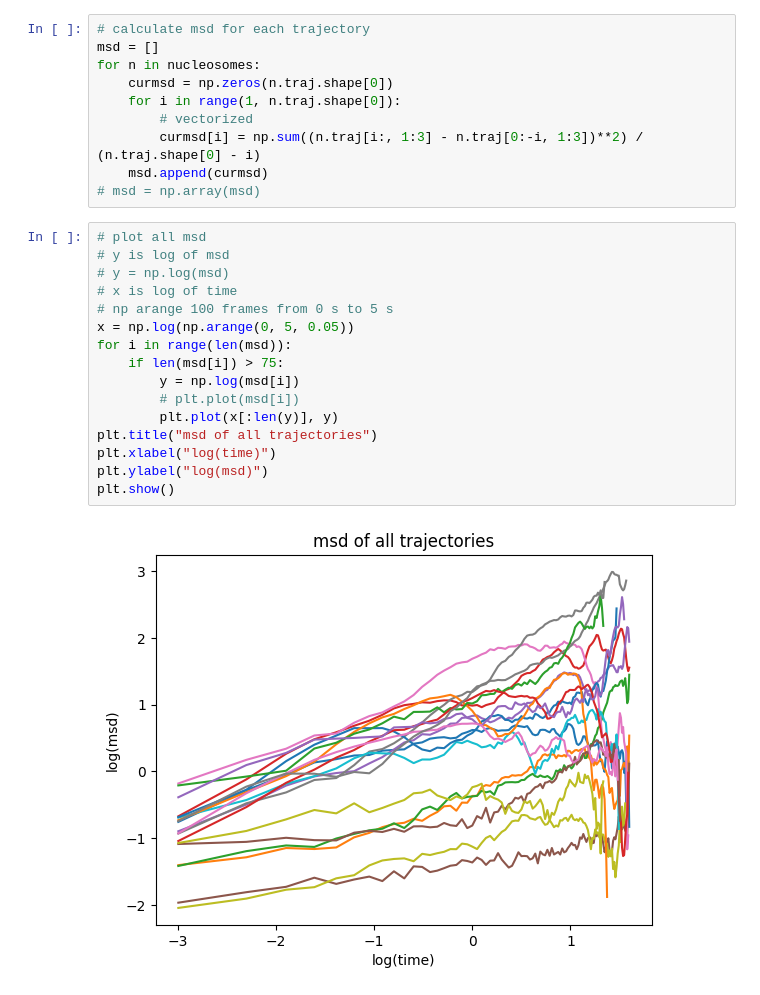
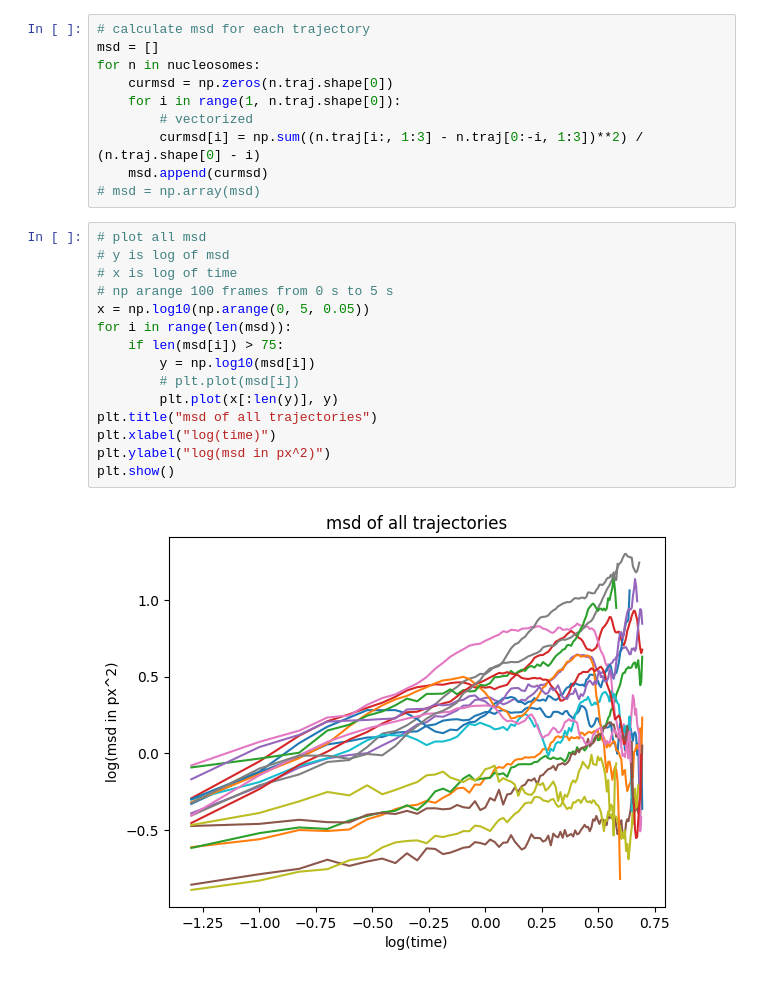
Before and after one commit to mkrishnapraneet/2D-Temporal-normalizing-flows, a Jupyter notebook: TNFwithRealNVP/preproc.ipynb, the cells around one changed output. Drawn from its saved outputs; the diff is of its cells as text.

```diff
--- a/TNFwithRealNVP/preproc.ipynb
+++ b/TNFwithRealNVP/preproc.ipynb
@@ -71,18 +71,17 @@ for n in nucleosomes:
 # %%
 # plot all msd
 # y is log of msd
-# y = np.log(msd)
 # x is log of time
 # np arange 100 frames from 0 s to 5 s
-x = np.log(np.arange(0, 5, 0.05))
+x = np.log10(np.arange(0, 5, 0.05))
 for i in range(len(msd)):
     if len(msd[i]) > 75:
-        y = np.log(msd[i])
+        y = np.log10(msd[i])
         # plt.plot(msd[i])
         plt.plot(x[:len(y)], y)
 plt.title("msd of all trajectories")
 plt.xlabel("log(time)")
-plt.ylabel("log(msd)")
+plt.ylabel("log(msd in px^2)")
 plt.show()
 # %% [output]
-[figure, old version]
+[figure, new version]
```
